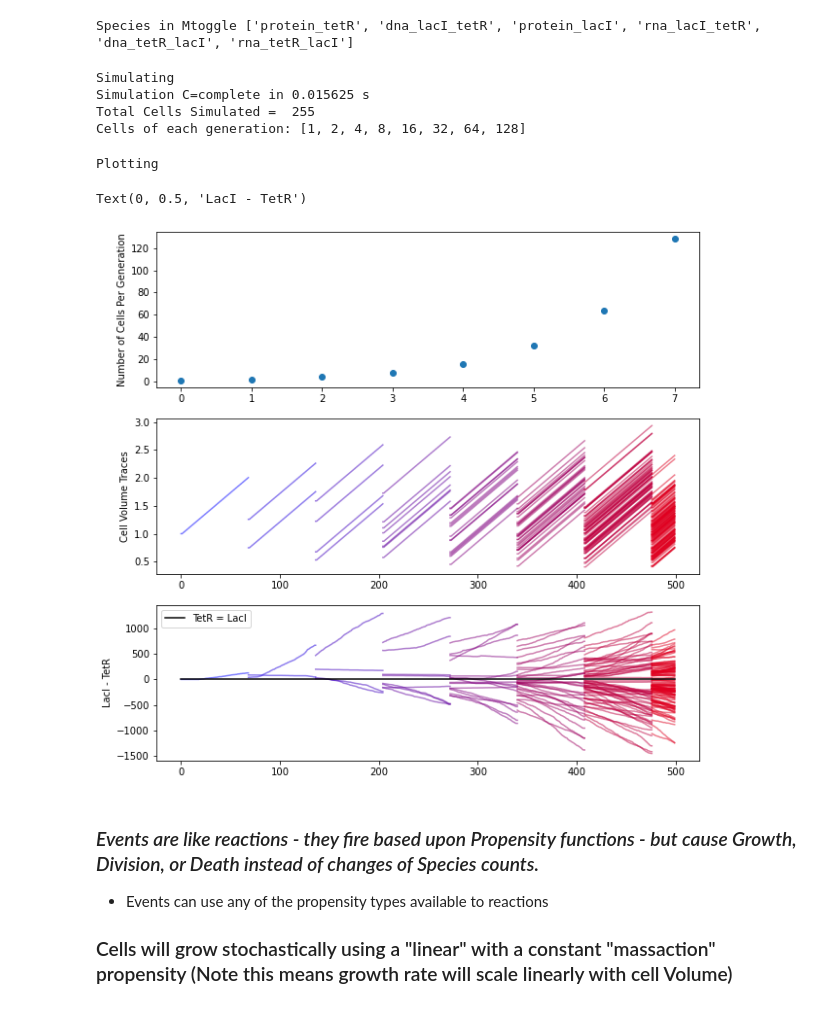
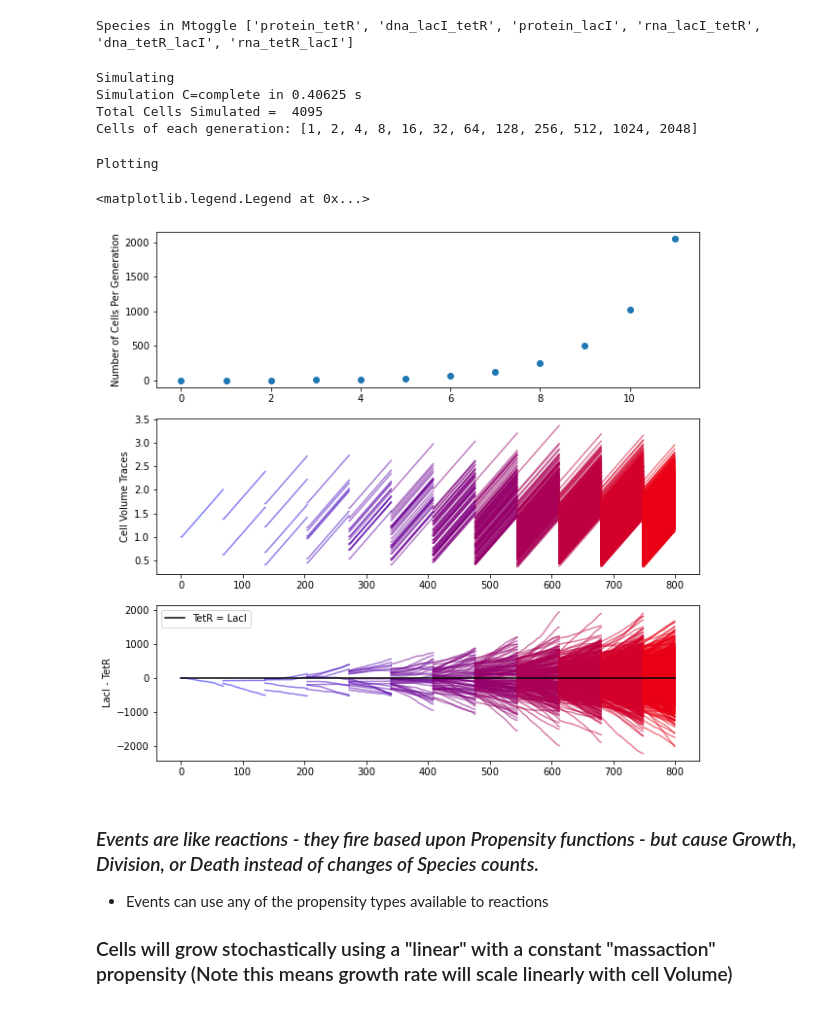
Before and after one commit to biocircuits/bioscrape, a Jupyter notebook: lineage examples/Lineage Examples.ipynb, the cells around one changed output. Saved outputs shown, nothing was run; the diff lists cells and outputs as text; code cells hidden in the pictures.

```diff
--- a/lineage examples/Lineage Examples.ipynb
+++ b/lineage examples/Lineage Examples.ipynb
@@ -174,16 +174,20 @@ vsplit_options = {
 }
 copy_number = 1
 x0 = {"dna_lacI_tetR": copy_number, "dna_tetR_lacI":copy_number}
-Mtoggle = LineageModel(sbml_filename = "ToggleCRN.xml", initial_condition_dict = x0)
+Mtoggle_rules = LineageModel(sbml_filename = "ToggleCRN.xml", initial_condition_dict = x0)
 
-print("Species in Mtoggle", list(Mtoggle.get_species()))
+print("Species in Mtoggle", list(Mtoggle_rules.get_species()))
 
 g = .015
-vsplit = LineageVolumeSplitter(Mtoggle, options = vsplit_options)
+vsplit = LineageVolumeSplitter(Mtoggle_rules, options = vsplit_options)
 #Model Division and Volume with Deterministic Rules
 Delta = 1
-Mtoggle.create_division_rule("deltaV", {"threshold":Delta}, vsplit)
-Mtoggle.create_volume_rule("linear", {"growth_rate":g})
+Mtoggle_rules.create_division_rule("deltaV", {"threshold":Delta}, vsplit)
+Mtoggle_rules.create_volume_rule("linear", {"growth_rate":g})
+
+#If either protein exceeds the count of 1000, the cell dies
+Mtoggle_rules.create_death_rule("species", {"specie":"protein_tetR", "threshold":2500, "comp":">"})
+Mtoggle_rules.create_death_rule("species", {"specie":"protein_lacI", "threshold":2500, "comp":">"})
 # %% [output]
 Species in Mtoggle ['protein_tetR', 'dna_lacI_tetR', 'protein_lacI', 'rna_lacI_tetR', 'dna_tetR_lacI', 'rna_tetR_lacI']
 # %%
@@ -191,10 +195,10 @@ from time import process_time
 
 
 #Do the simulation!
-timepoints = np.arange(0, 500, 1.0)
+timepoints = np.arange(0, 800, 1.0)
 print("Simulating")
 ts = process_time()
-lineage = py_SimulateCellLineage(timepoints = timepoints, Model = Mtoggle)
+lineage = py_SimulateCellLineage(timepoints = timepoints, Model = Mtoggle_rules)
 te = process_time()
 print("Simulation C=complete in", te-ts, "s")
 
@@ -206,44 +210,44 @@ sch_tree = lineage.get_schnitzes_by_generation()
 print("Total Cells Simulated = ", sum([len(L) for L in sch_tree]),"\nCells of each generation:", [len(L) for L in sch_tree], )
 # %% [output]
 Simulating
-Simulation C=complete in 0.015625 s
-Total Cells Simulated =  255
-Cells of each generation: [1, 2, 4, 8, 16, 32, 64, 128]
+Simulation C=complete in 0.40625 s
+Total Cells Simulated =  4095
+Cells of each generation: [1, 2, 4, 8, 16, 32, 64, 128, 256, 512, 1024, 2048]
 # %%
 # A little plotting
 color_list = [(i/len(sch_tree), 0, 1.-i/len(sch_tree)) for i in range(len(sch_tree))]
 
 print("Plotting")
 plt.figure(figsize = (10, 10))
 #Plot Generation Counts
 plt.subplot(311)
 plt.plot(range(len(sch_tree)), [len(L) for L in sch_tree], "o")
 plt.ylabel("Number of Cells Per Generation")
 
 #Plot Volume Traces
 plt.subplot(312)
 for generation in range(len(sch_tree)):
     L = sch_tree[generation]
     for sch in L:
-        df = sch.py_get_dataframe(Model = Mtoggle)
+        df = sch.py_get_dataframe(Model = Mtoggle_rules)
         plt.plot(df["time"], df["volume"], color = color_list[generation], alpha = .5)
 plt.ylabel("Cell Volume Traces")
 
-#Plot lacI
+#Plot lacI-tetR
 plt.subplot(313)
 for generation in range(len(sch_tree)):
     L = sch_tree[generation]
     for sch in L:
-        df = sch.py_get_dataframe(Model = Mtoggle)
+        df = sch.py_get_dataframe(Model = Mtoggle_rules)
         plt.plot(df["time"], df["protein_lacI"] - df["protein_tetR"], color = color_list[generation], alpha = .5)
 
 plt.plot(timepoints, np.zeros(len(timepoints)), ms = "5", color = "black", label = "TetR = LacI")
+plt.ylabel("LacI - TetR")
 plt.legend()
-plt.ylabel("LacI - TetR")
 # %% [output]
 Plotting
-Text(0, 0.5, 'LacI - TetR')
+<matplotlib.legend.Legend at 0x...>
-[figure, old version]
+[figure, new version]
 # %% [markdown]
 ### _Events are like reactions - they fire based upon Propensity functions - but cause Growth, Division, or Death instead of changes of Species counts._
 * Events can use any of the propensity types available to reactions
```
Also changed, not shown: parts of 6 cells of this notebook, 1 other file.
